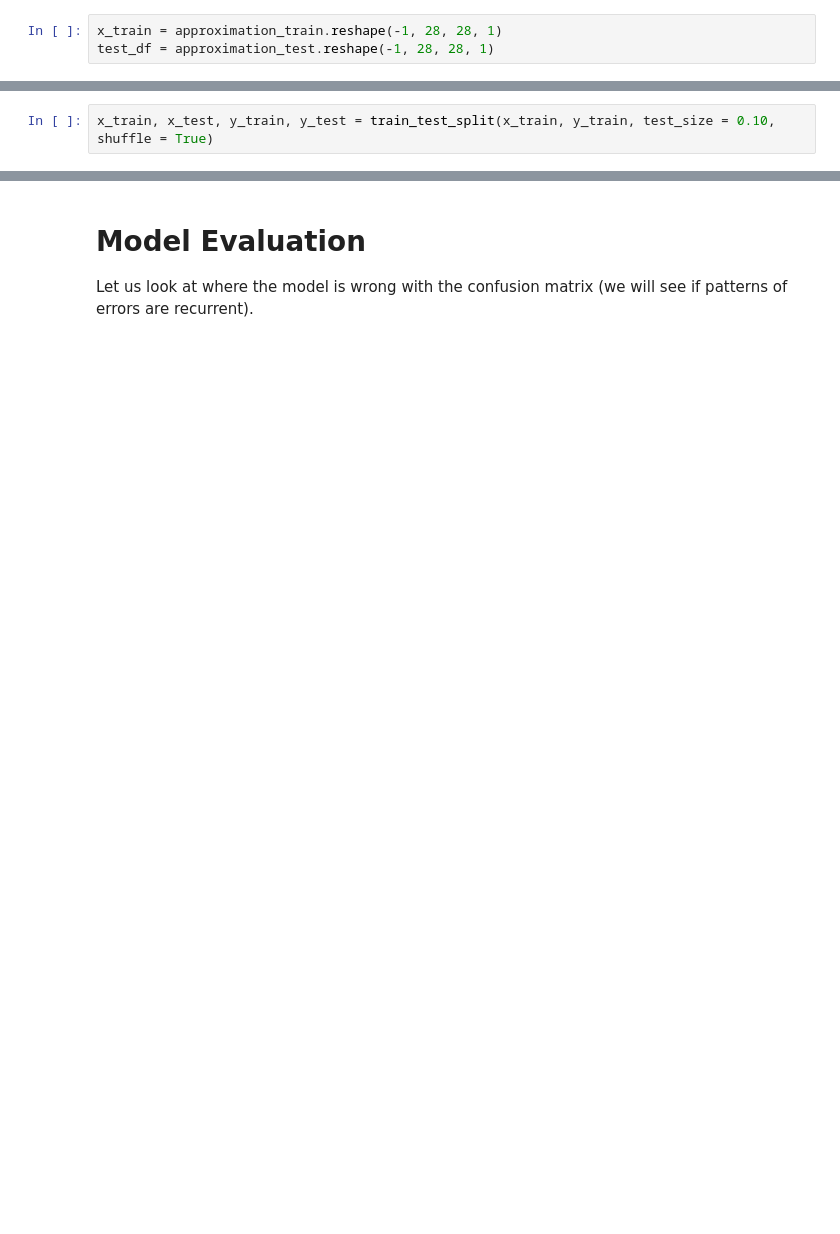
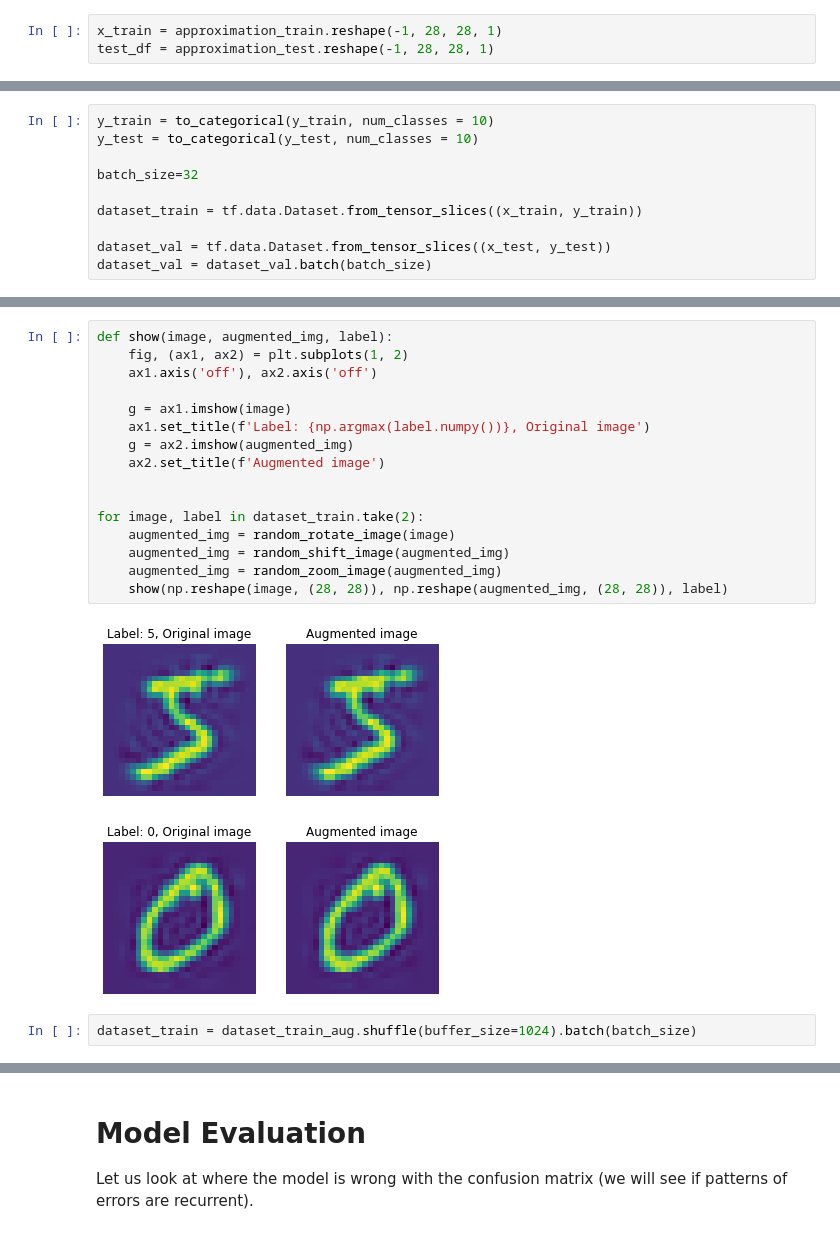
Before and after one commit to Fournierp/OCR, a Jupyter notebook: Digit Recognition/MNIST.ipynb, the cells around one changed output, grey strips where cells are left out. Drawn from its saved outputs; the diff is of its cells as text; blank space fills up the shorter version.

```diff
--- a/Digit Recognition/MNIST.ipynb
+++ b/Digit Recognition/MNIST.ipynb
@@ -199,5 +166,13 @@ Let us split the data into a training (80%) and testing set (20%).
-# %%
-x_train, x_test, y_train, y_test = train_test_split(x_train, y_train, test_size = 0.10, shuffle = True)
+# %%
+y_train = to_categorical(y_train, num_classes = 10)
+y_test = to_categorical(y_test, num_classes = 10)
+
+batch_size=32
+
+dataset_train = tf.data.Dataset.from_tensor_slices((x_train, y_train))
+
+dataset_val = tf.data.Dataset.from_tensor_slices((x_test, y_test))
+dataset_val = dataset_val.batch(batch_size)
 # %% [markdown]
 ## Data Augmentation
 
@@ -217,0 +241,21 @@ val_datagen = datagen.flow(x_test, y_test, batch_size=64)
+# %%
+def show(image, augmented_img, label):
+    fig, (ax1, ax2) = plt.subplots(1, 2)
+    ax1.axis('off'), ax2.axis('off')
+
+    g = ax1.imshow(image)
+    ax1.set_title(f'Label: {np.argmax(label.numpy())}, Original image')
+    g = ax2.imshow(augmented_img)
+    ax2.set_title(f'Augmented image')
+
+
+for image, label in dataset_train.take(2):
+    augmented_img = random_rotate_image(image)
+    augmented_img = random_shift_image(augmented_img)
+    augmented_img = random_zoom_image(augmented_img)
+    show(np.reshape(image, (28, 28)), np.reshape(augmented_img, (28, 28)), label)
+# %% [output]
+[figure, added]
+[figure, added]
+# %%
+dataset_train = dataset_train_aug.shuffle(buffer_size=1024).batch(batch_size)
```
Also changed, not shown: parts of 49 cells of this notebook.
